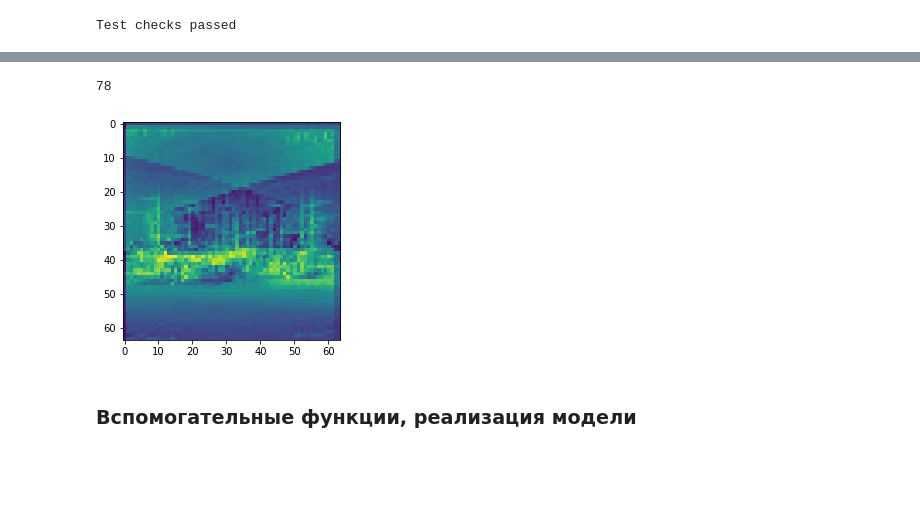
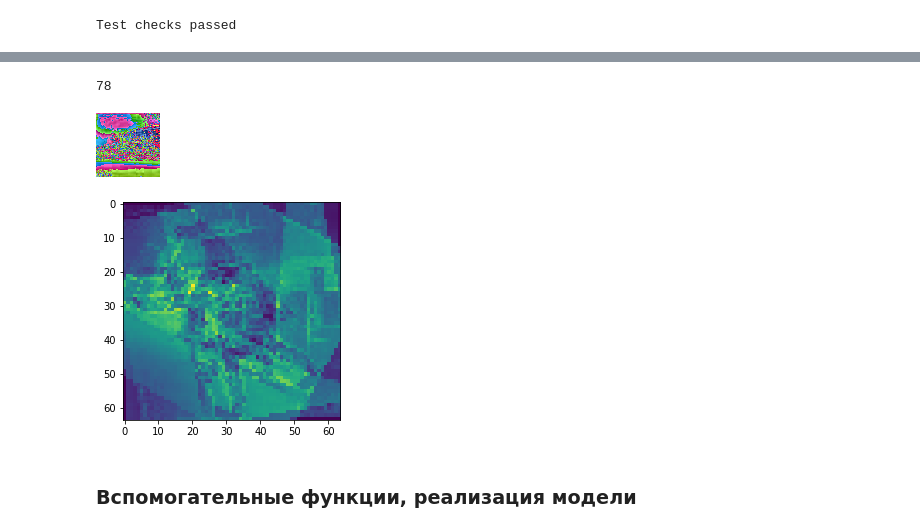
Before and after one commit to kirtis26/ML, a Jupyter notebook: №2. CNN.ipynb, the cells around one changed output, grey strips where cells are left out. Saved outputs shown, nothing was run; the diff lists cells and outputs as text; code cells hidden in the pictures; blank space fills up the shorter version.

```diff
--- a/№2. CNN.ipynb
+++ b/№2. CNN.ipynb
@@ -48,23 +52,32 @@ replace dataset/dataset/train/class_000/00000.jpg? [y]es, [n]o, [A]ll, [N]one, [
 # %%
+probably_flip = 0.5
+BATCH_SIZE = 32
+
 train_transform = T.Compose([
-    T.RandomCrop(64, padding=2),
-    T.RandomHorizontalFlip(),
-    T.ToTensor(),
-    T.Normalize((0.4914, 0.4822, 0.4465), (0.2023, 0.1994, 0.2010)) # seminars 2-3 193
-    # T.Normalize((0.5, 0.5, 0.5), (0.5, 0.5, 0.5))
-])
+                             T.RandomApply(torch.nn.ModuleList([T.RandomHorizontalFlip(p=probably_flip),
+                                                                T.RandomVerticalFlip(p=probably_flip),
+                                                                T.RandomRotation(90)]),
+                                           p=0.5),
+                             T.ToTensor(),
+                             T.Normalize(mean=[0.485, 0.456, 0.406], std=[0.229, 0.224, 0.225])
+                             # T.Normalize((0.5, 0.5, 0.5), (0.5, 0.5, 0.5))
+                             ])
 
-val_transform = T.Compose([
-    T.ToTensor(),
-    T.Normalize((0.4914, 0.4822, 0.4465), (0.2023, 0.1994, 0.2010)) # seminars 2-3 193
-    # T.Normalize((0.5, 0.5, 0.5), (0.5, 0.5, 0.5))
-])
+valid_transform = T.Compose([
+                             T.RandomApply(torch.nn.ModuleList([T.RandomHorizontalFlip(p=probably_flip),
+                                                                T.RandomVerticalFlip(p=probably_flip),
+                                                                T.RandomRotation(90)]),
+                                           p=0.3),
+                           T.ToTensor(),
+                           T.Normalize(mean=[0.485, 0.456, 0.406], std=[0.229, 0.224, 0.225])
+                           # T.Normalize((0.5, 0.5, 0.5), (0.5, 0.5, 0.5))
+                           ])
 
 train_set = tv.datasets.ImageFolder("./dataset/dataset/train", transform=train_transform)
-val_set = tv.datasets.ImageFolder("./dataset/dataset/val", transform=val_transform)
+valid_set = tv.datasets.ImageFolder("./dataset/dataset/val",   transform=valid_transform)
 
-train_loader = torch.utils.data.DataLoader(train_set, batch_size=16, pin_memory=True, num_workers=2, shuffle=True)
-val_loader = torch.utils.data.DataLoader(val_set, batch_size=16, pin_memory=True, num_workers=2)
+train_loader = torch.utils.data.DataLoader(train_set, batch_size=BATCH_SIZE, pin_memory=True, num_workers=2, shuffle=True)
+valid_loader = torch.utils.data.DataLoader(valid_set, batch_size=BATCH_SIZE, pin_memory=True, num_workers=2)
 # %%
 # Простая проверка данных на вшивость (тип элементов сета, размерность элемента сета, тип таргета элемента)
 assert isinstance(train_set[0], tuple), 'Type elem sets is not a tuple '
@@ -86,11 +99,12 @@ tensor([[-0.9364, -0.9946, -0.7232,  ..., -1.1690, -2.4291, -2.4291],
 # %%
 img_num = 39001
 plt.imshow(np.array(train_set[img_num][0][0])+np.array(train_set[img_num][0][1])+np.array(train_set[img_num][0][2]))
 print(train_set[img_num][1]) # Значение таргета картинки, хз что это за класс, видимо авто
-# T.ToPILImage()(train_set[img_num][0])
+T.ToPILImage()(train_set[img_num][0])
 # %% [output]
 78
-[figure, old version]
+[figure, new version]
+[figure, added]
 # %% [markdown]
 ### Вспомогательные функции, реализация модели
 # %%
```
Also changed, not shown: parts of 23 cells of this notebook, 2 other files.
